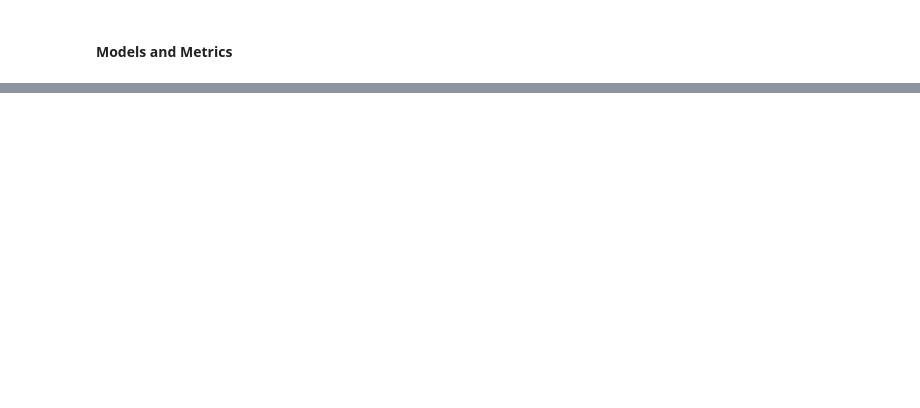
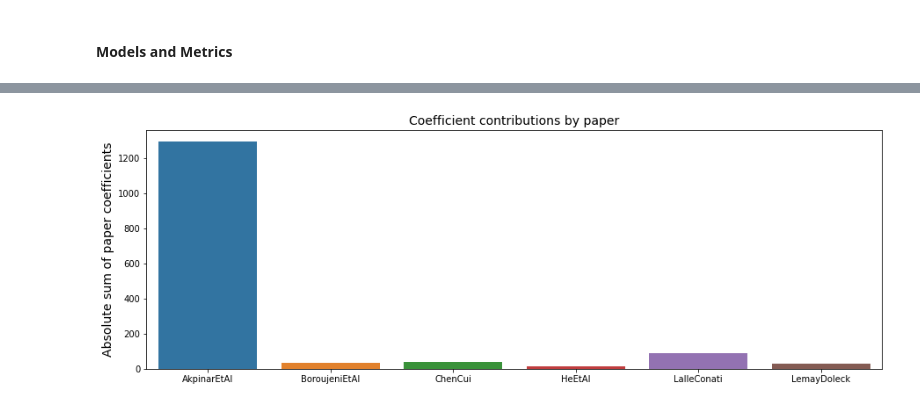
Before and after one commit to epfl-ml4ed/flipped-classroom, a Jupyter notebook: notebooks/early_warning_baselines_all_features_sets.ipynb, the cells around one changed output, grey strips where cells are left out. Cells and saved outputs as stored; diff of their text form; code cells hidden in the pictures; blank space fills up the shorter version.

```diff
--- a/notebooks/early_warning_baselines_all_features_sets.ipynb
+++ b/notebooks/early_warning_baselines_all_features_sets.ipynb
@@ -402,0 +275,19 @@ plot_metrics_per_feature(df_results, weeks, 'Acc', 'all')
+# %%
+nb_students, nb_features = all_featureSets['all'][6].shape
+
+coef_abs_sum = np.zeros(nb_features)
+coef_sum = np.zeros(nb_features)
+for windex, wid in enumerate(weeks):
+    weekly_coefs = trainedModels['all'][wid]['las'][0].best_estimator_.coef_[0]
+    coef_abs_sum += np.abs(weekly_coefs)
+    coef_sum += weekly_coefs
+# %%
+akpinar = AkpinarEtAl()
+boroujeni = BoroujeniEtAl()
+chen_cui = ChenCui()
+he = HeEtAl()
+lalle_conati = LalleConati()
+lemay_doleck = LemayDoleck()
+# %%
+papers = [akpinar, boroujeni, chen_cui, he, lalle_conati, lemay_doleck]
+paper_names = list(map(lambda x: x.__class__.__name__, papers))
@@ -402,0 +313,7 @@ plot_metrics_per_feature(df_results, weeks, 'Acc', 'all')
+# %%
+plt.figure(figsize=(15,5))
+plt.title("Coefficient contributions by paper", fontSize=14)
+plt.ylabel("Absolute sum of paper coefficients", fontSize=14)
+sns.barplot(x=paper_names, y=abs_sum);
+# %% [output]
+[figure, added]
```
Also changed, not shown: parts of 61 cells of this notebook, 9 other files.
